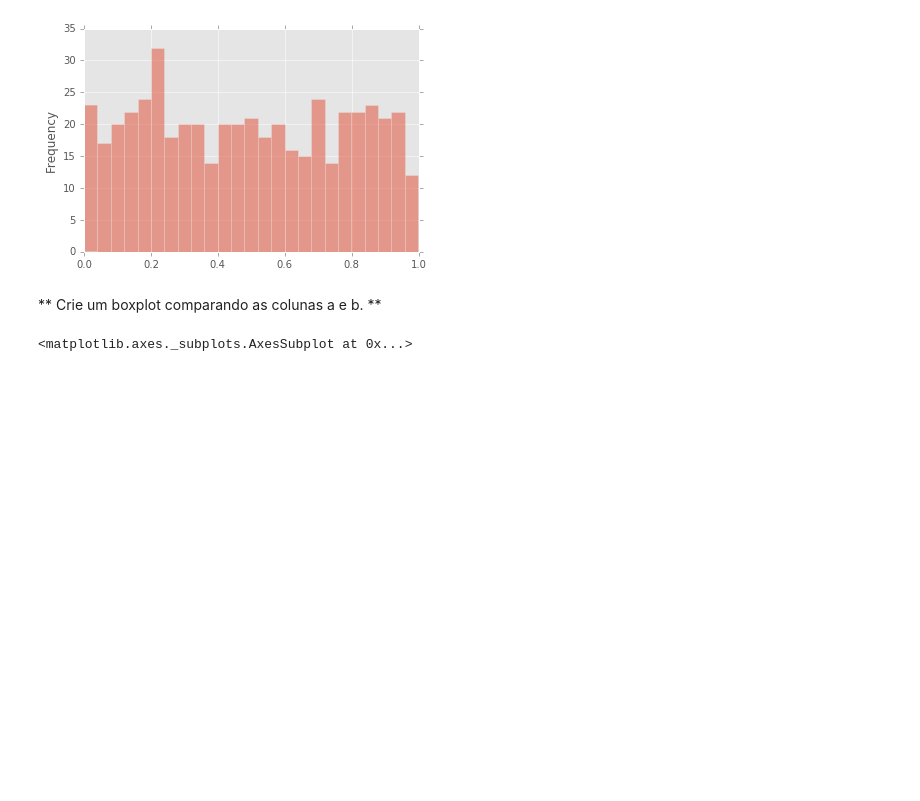
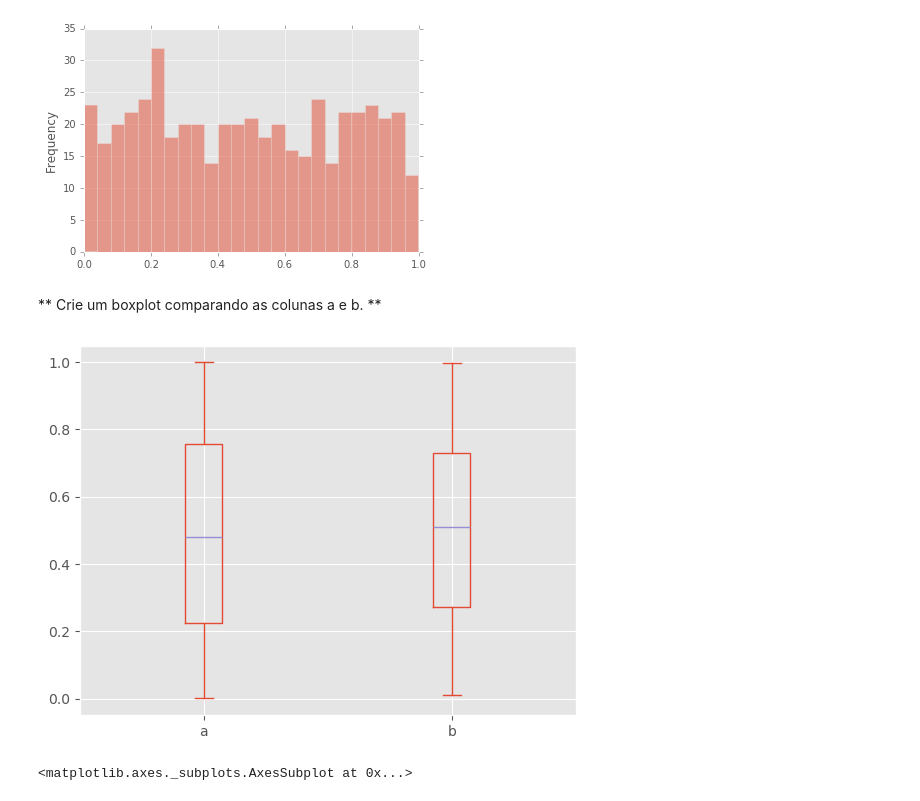
Before and after one commit to peudias/visualizacao-dados-cd, a Jupyter notebook: src/Exercício de visualização de dados Pandas.ipynb, the cells around one changed output. Cells and saved outputs as stored; diff of their text form; code cells hidden in the pictures; blank space fills up the shorter version.

```diff
--- a/src/Exercício de visualização de dados Pandas.ipynb
+++ b/src/Exercício de visualização de dados Pandas.ipynb
@@ -38,6 +68,11 @@ df3 = pd.read_csv('df3')
 [figure]
 # %% [markdown]
 ** Crie um boxplot comparando as colunas a e b. **
+# %%
+df3[['a', 'b']].plot.box()
+plt.show()
+# %% [output]
+[figure, added]
 # %%
 # %% [output]
 <matplotlib.axes._subplots.AxesSubplot at 0x...>
```
Also changed, not shown: parts of 9 cells of this notebook.
